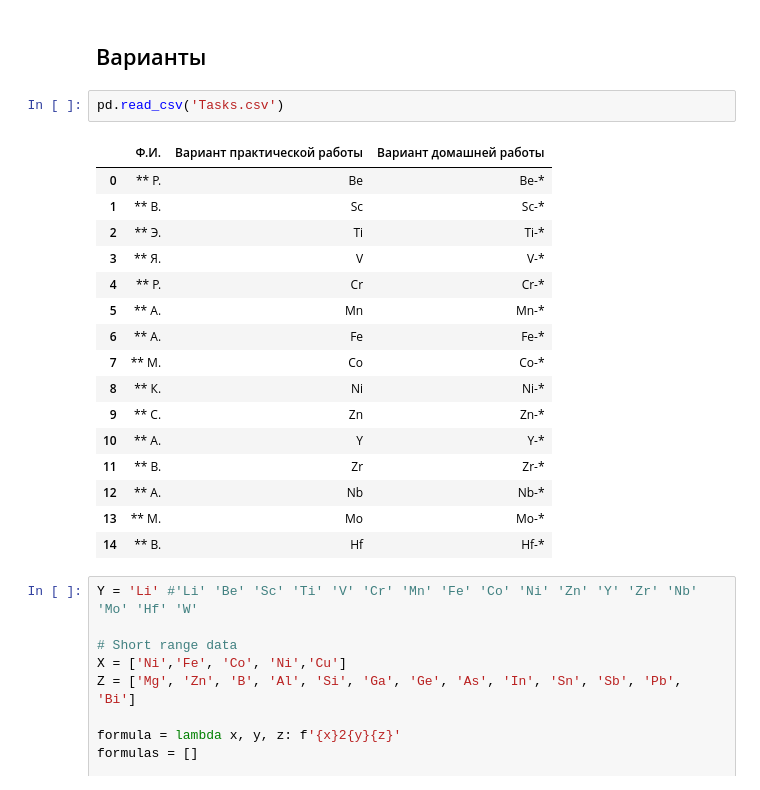
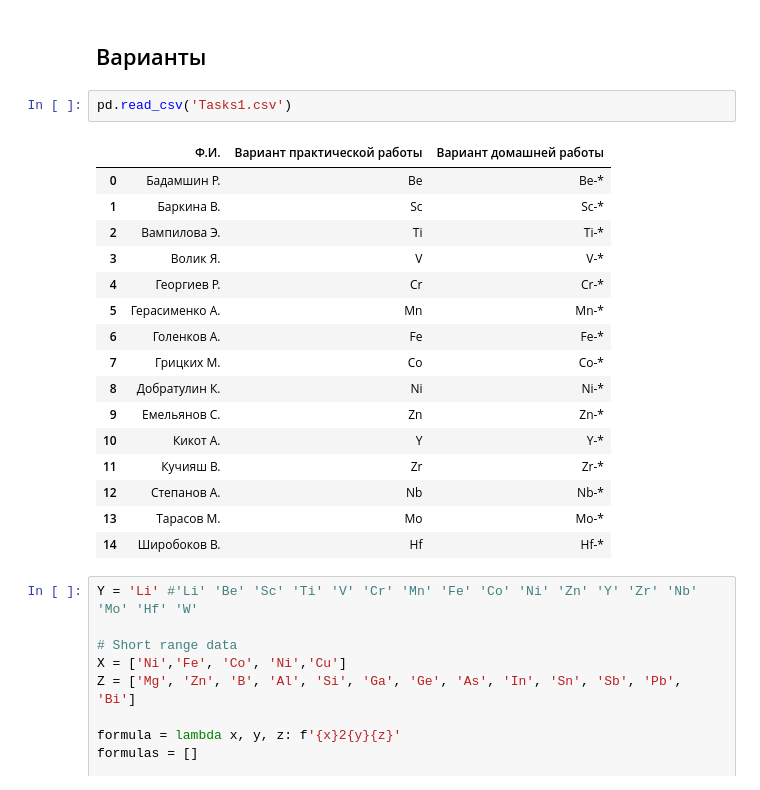
Before and after one commit to evan2s2/tutorials_on_data_base_analysis, a Jupyter notebook: XAPI_mat_proj_v3.ipynb, the cells around one changed output. Saved outputs shown, nothing was run; the diff lists cells and outputs as text.

```diff
--- a/XAPI_mat_proj_v3.ipynb
+++ b/XAPI_mat_proj_v3.ipynb
@@ -743,24 +743,24 @@ plt.show()
 # %% [markdown]
 ## Варианты
 # %%
-pd.read_csv('Tasks.csv')
+pd.read_csv('Tasks1.csv')
 # %% [output]
 |  | Ф.И. | Вариант практической работы | Вариант домашней работы |
-| 0 | ** Р. | Be | Be-* |
-| 1 | ** В. | Sc | Sc-* |
-| 2 | ** Э. | Ti | Ti-* |
-| 3 | ** Я. | V | V-* |
-| 4 | ** Р. | Cr | Cr-* |
-| 5 | ** А. | Mn | Mn-* |
-| 6 | ** А. | Fe | Fe-* |
-| 7 | ** М. | Co | Co-* |
-| 8 | ** К. | Ni | Ni-* |
-| 9 | ** С. | Zn | Zn-* |
-| 10 | ** А. | Y | Y-* |
-| 11 | ** В. | Zr | Zr-* |
-| 12 | ** А. | Nb | Nb-* |
-| 13 | ** М. | Mo | Mo-* |
-| 14 | ** В. | Hf | Hf-* |
+| 0 | Бадамшин Р. | Be | Be-* |
+| 1 | Баркина В. | Sc | Sc-* |
+| 2 | Вампилова Э. | Ti | Ti-* |
+| 3 | Волик Я. | V | V-* |
+| 4 | Георгиев Р. | Cr | Cr-* |
+| 5 | Герасименко А. | Mn | Mn-* |
+| 6 | Голенков А. | Fe | Fe-* |
+| 7 | Грицких М. | Co | Co-* |
+| 8 | Добратулин К. | Ni | Ni-* |
+| 9 | Емельянов С. | Zn | Zn-* |
+| 10 | Кикот А. | Y | Y-* |
+| 11 | Кучияш В. | Zr | Zr-* |
+| 12 | Степанов А. | Nb | Nb-* |
+| 13 | Тарасов М. | Mo | Mo-* |
+| 14 | Широбоков В. | Hf | Hf-* |
 # %%
 Y = 'Li' #'Li' 'Be' 'Sc' 'Ti' 'V' 'Cr' 'Mn' 'Fe' 'Co' 'Ni' 'Zn' 'Y' 'Zr' 'Nb' 'Mo' 'Hf' 'W'
 
```
